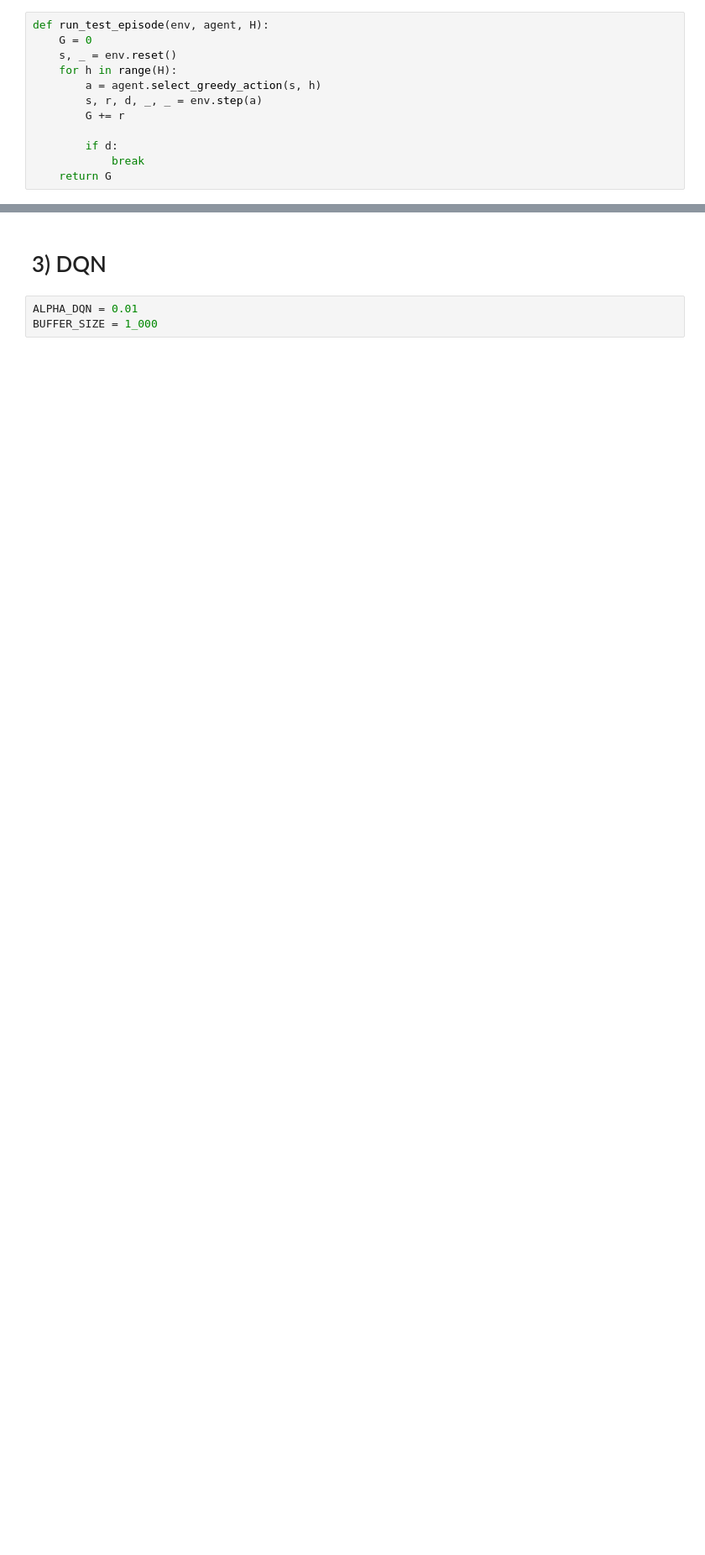
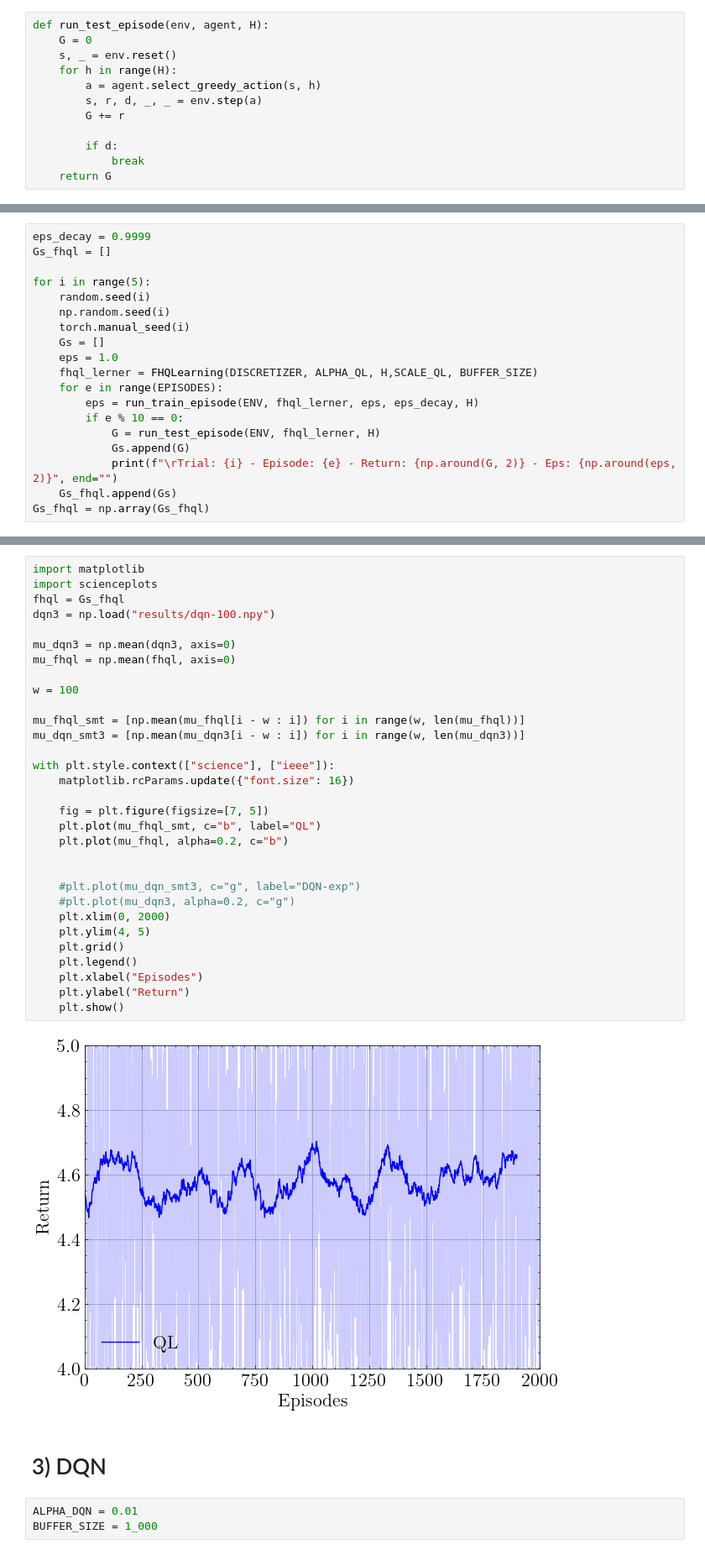
Before and after one commit to sergiorozada12/fhtlr-opt-learning, a Jupyter notebook: wireless_setup.ipynb, the cells around one changed output, grey strips where cells are left out. Shown at 84% size. Drawn from its saved outputs; the diff is of its cells as text; blank space fills up the shorter version.

```diff
--- a/wireless_setup.ipynb
+++ b/wireless_setup.ipynb
@@ -80,0 +93,19 @@ def run_test_episode(env, agent, H):
+# %%
+eps_decay = 0.9999
+Gs_fhql = []
+
+for i in range(5):
+    random.seed(i)
+    np.random.seed(i)
+    torch.manual_seed(i)
+    Gs = []
+    eps = 1.0
+    fhql_lerner = FHQLearning(DISCRETIZER, ALPHA_QL, H,SCALE_QL, BUFFER_SIZE)
+    for e in range(EPISODES):
+        eps = run_train_episode(ENV, fhql_lerner, eps, eps_decay, H)
+        if e % 10 == 0:
+            G = run_test_episode(ENV, fhql_lerner, H)
+            Gs.append(G)
+            print(f"\rTrial: {i} - Episode: {e} - Return: {np.around(G, 2)} - Eps: {np.around(eps, 2)}", end="")
+    Gs_fhql.append(Gs)
+Gs_fhql = np.array(Gs_fhql)
@@ -81,3 +114,36 @@ def run_test_episode(env, agent, H):
+# %%
+import matplotlib
+import scienceplots
+fhql = Gs_fhql
+dqn3 = np.load("results/dqn-100.npy")
+
+mu_dqn3 = np.mean(dqn3, axis=0)
+mu_fhql = np.mean(fhql, axis=0)
+
+w = 100
+
+mu_fhql_smt = [np.mean(mu_fhql[i - w : i]) for i in range(w, len(mu_fhql))]
+mu_dqn_smt3 = [np.mean(mu_dqn3[i - w : i]) for i in range(w, len(mu_dqn3))]
+
+with plt.style.context(["science"], ["ieee"]):
+    matplotlib.rcParams.update({"font.size": 16})
+
+    fig = plt.figure(figsize=[7, 5])
+    plt.plot(mu_fhql_smt, c="b", label="QL")
+    plt.plot(mu_fhql, alpha=0.2, c="b")
+
+
+    #plt.plot(mu_dqn_smt3, c="g", label="DQN-exp")
+    #plt.plot(mu_dqn3, alpha=0.2, c="g")
+    plt.xlim(0, 2000)
+    plt.ylim(4, 5)
+    plt.grid()
+    plt.legend()
+    plt.xlabel("Episodes")
+    plt.ylabel("Return")
+    plt.show()
+# %% [output]
+[figure, added]
 # %% [markdown]
 # 3) DQN
 # %%
```
Also changed, not shown: parts of 6 cells of this notebook, 9 other files.
